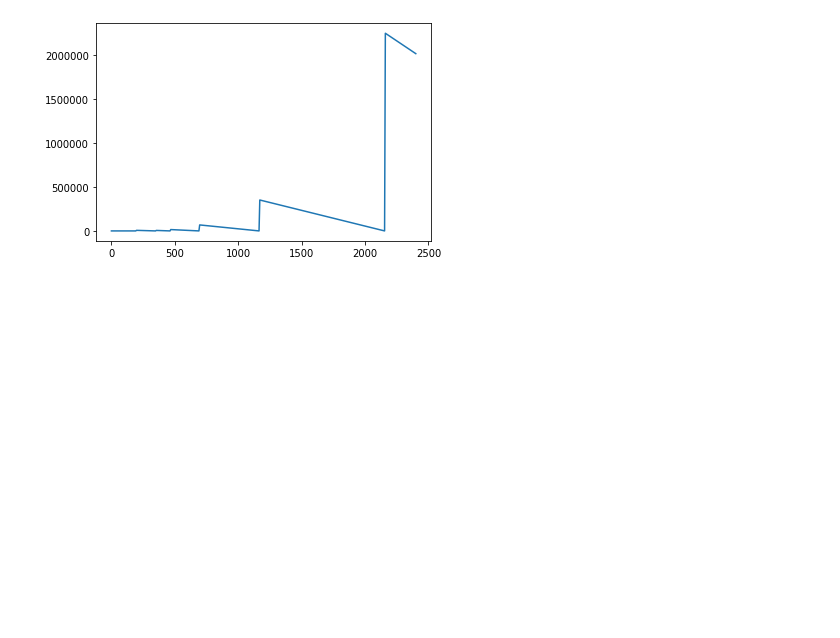
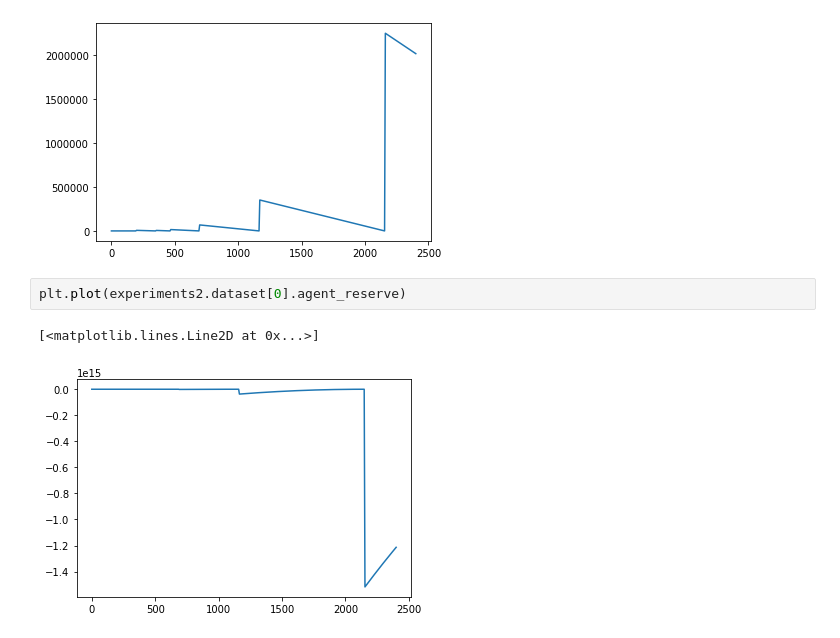
Before and after one commit to BlockScience/Risk-Adjusted-Bonding-Curves, a Jupyter notebook: Model/bondingcurve_tests.ipynb, the cells around one changed output. Saved outputs shown, nothing was run; the diff lists cells and outputs as text; blank space fills up the shorter version.

```diff
--- a/Model/bondingcurve_tests.ipynb
+++ b/Model/bondingcurve_tests.ipynb
@@ -111,3 +111,8 @@ plt.plot(experiments2.dataset[0].spot_price)
 # %% [output]
 [<matplotlib.lines.Line2D at 0x...>]
 [figure]
+# %%
+plt.plot(experiments2.dataset[0].agent_reserve)
+# %% [output]
+[<matplotlib.lines.Line2D at 0x...>]
+[figure, added]
```
Also changed, not shown: parts of 2 cells of this notebook, 1 other file.
